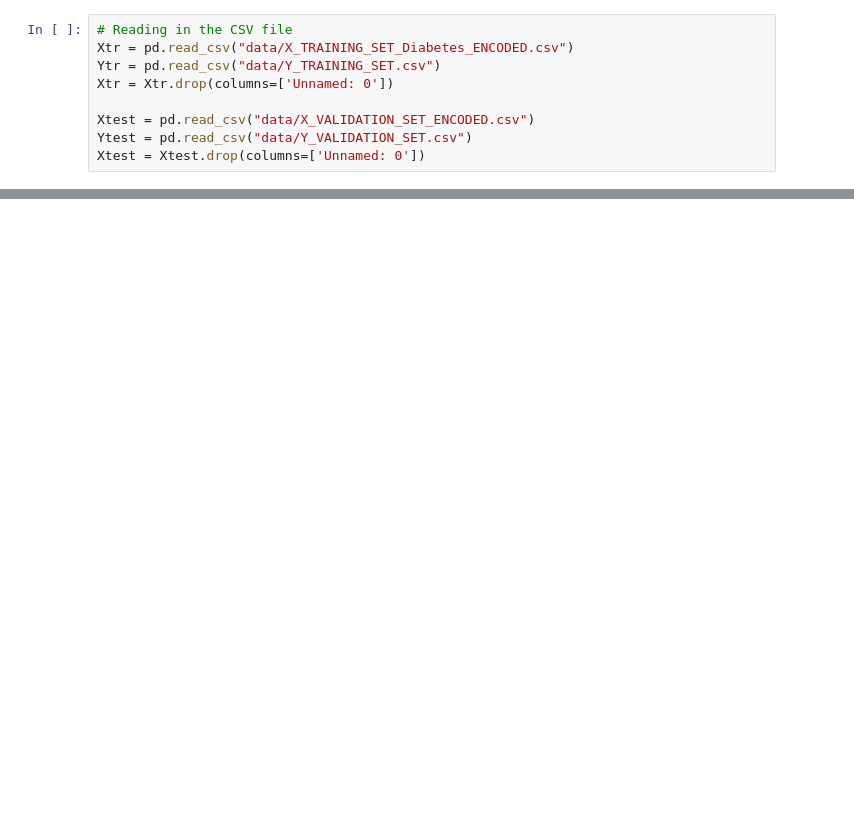
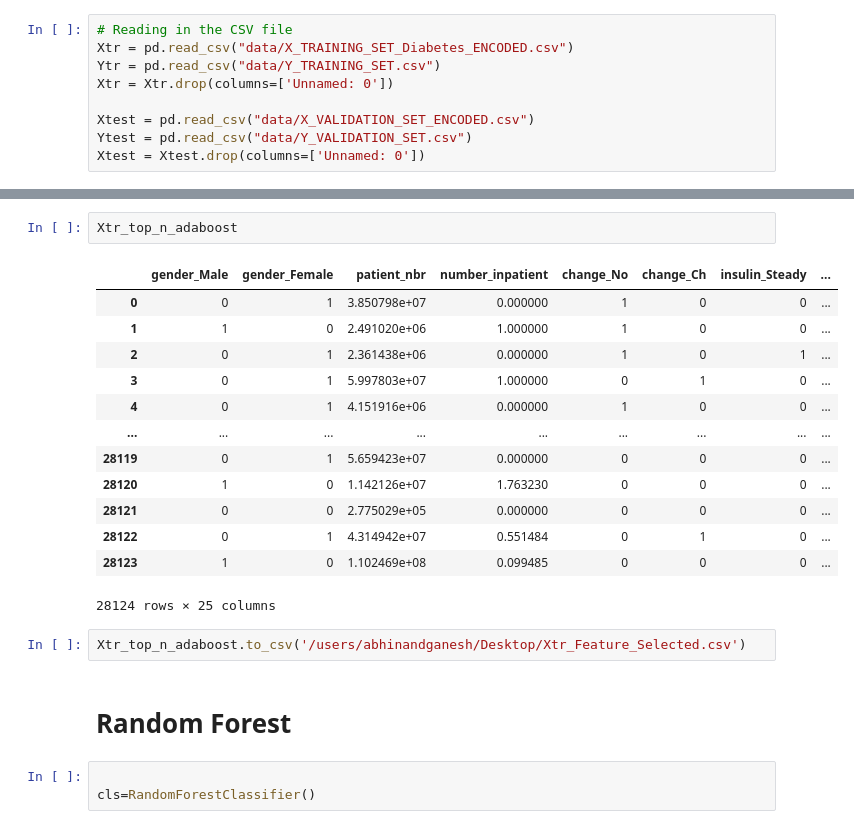
Before and after one commit to DiyadotSaha/ML_Diabetes_Project, a Jupyter notebook: Project_SHAP-DIYA.ipynb, the cells around one changed output, grey strips where cells are left out. Cells and saved outputs as stored; diff of their text form; blank space fills up the shorter version.

```diff
--- a/Project_SHAP-DIYA.ipynb
+++ b/Project_SHAP-DIYA.ipynb
@@ -140,0 +181,23 @@ MemoryError: Unable to allocate 1.92 TiB for an array with shape (71236, 26, 142
+# %%
+Xtr_top_n_adaboost
+# %% [output]
+|  | gender_Male | gender_Female | patient_nbr | number_inpatient | change_No | change_Ch | insulin_Steady | ... |
+| 0 | 0 | 1 | 3.850798e+07 | 0.000000 | 1 | 0 | 0 | ... |
+| 1 | 1 | 0 | 2.491020e+06 | 1.000000 | 1 | 0 | 0 | ... |
+| 2 | 0 | 1 | 2.361438e+06 | 0.000000 | 1 | 0 | 1 | ... |
+| 3 | 0 | 1 | 5.997803e+07 | 1.000000 | 0 | 1 | 0 | ... |
+| 4 | 0 | 1 | 4.151916e+06 | 0.000000 | 1 | 0 | 0 | ... |
+| ... | ... | ... | ... | ... | ... | ... | ... | ... |
+| 28119 | 0 | 1 | 5.659423e+07 | 0.000000 | 0 | 0 | 0 | ... |
+| 28120 | 1 | 0 | 1.142126e+07 | 1.763230 | 0 | 0 | 0 | ... |
+| 28121 | 0 | 0 | 2.775029e+05 | 0.000000 | 0 | 0 | 0 | ... |
+| 28122 | 0 | 1 | 4.314942e+07 | 0.551484 | 0 | 1 | 0 | ... |
+| 28123 | 1 | 0 | 1.102469e+08 | 0.099485 | 0 | 0 | 0 | ... |
+28124 rows × 25 columns
+# %%
+Xtr_top_n_adaboost.to_csv('/users/abhinandganesh/Desktop/Xtr_Feature_Selected.csv')
+# %% [markdown]
+# Random Forest
+# %%
+
+cls=RandomForestClassifier()
```
Also changed, not shown: parts of 25 cells of this notebook, 4 other files.
